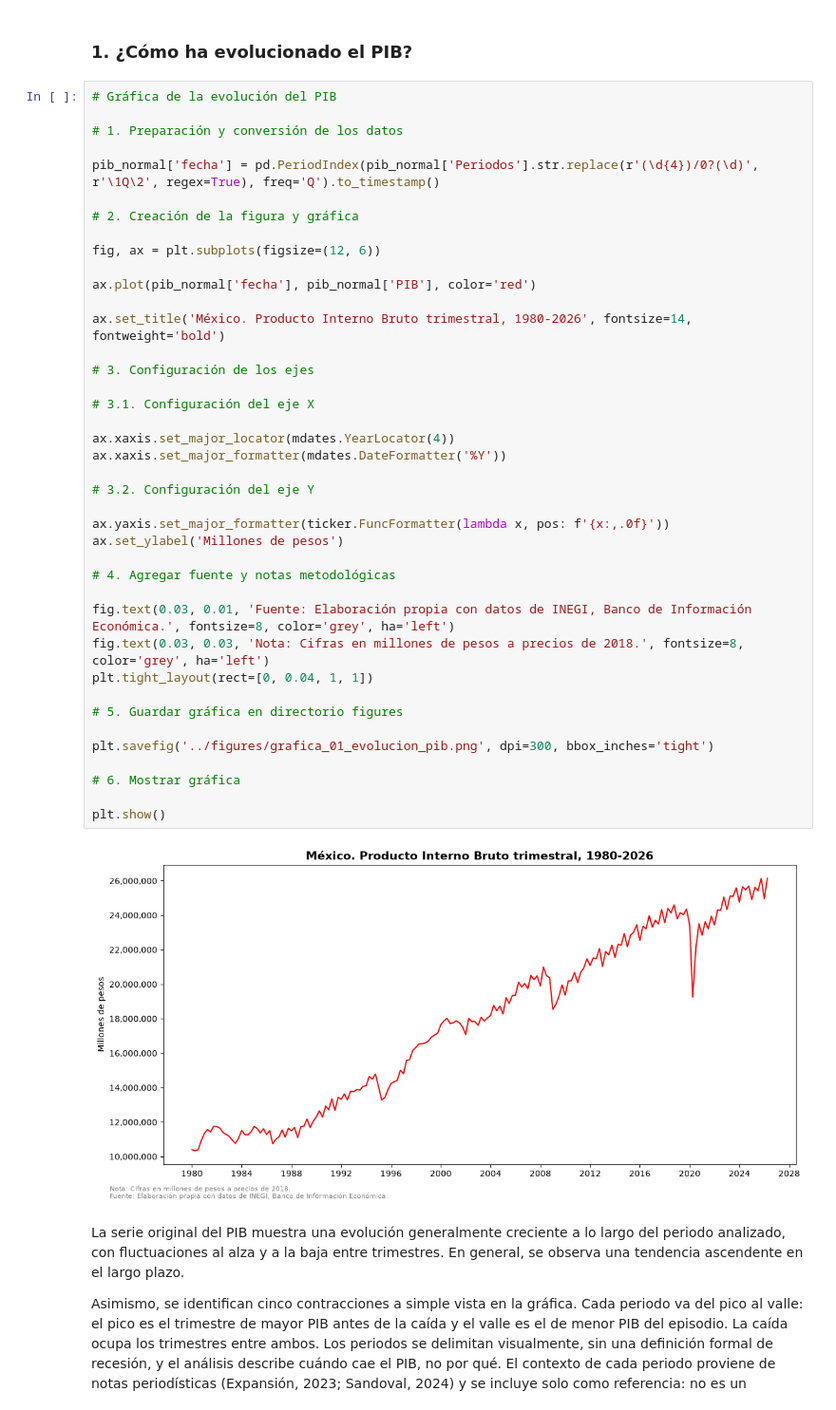
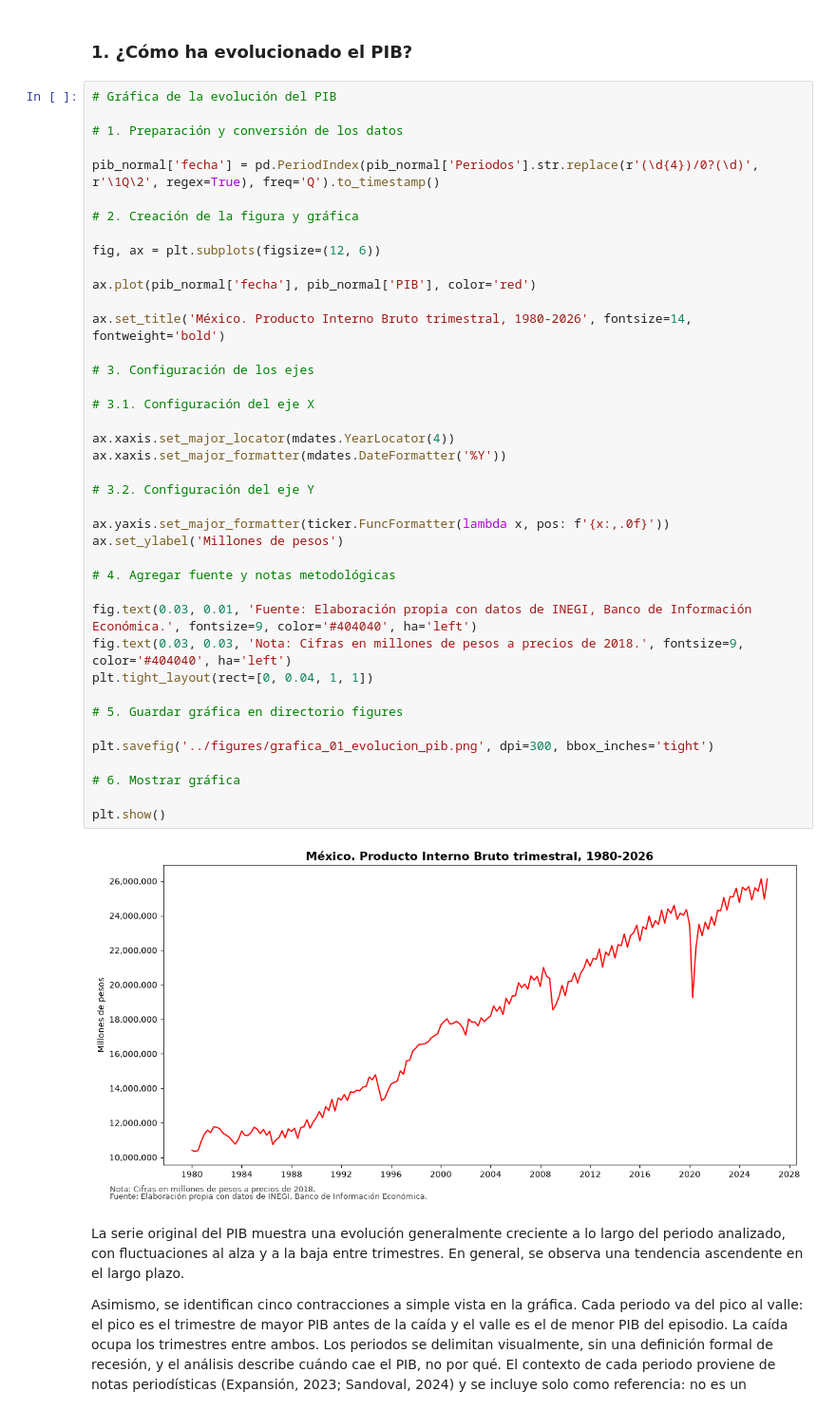
Before and after one commit to Jose-Castanedas/pib_mexico, a Jupyter notebook: notebooks/analisis_pib.ipynb, the cells around one changed output. Shown at 95% size. Drawn from its saved outputs; the diff is of its cells as text.

```diff
--- a/notebooks/analisis_pib.ipynb
+++ b/notebooks/analisis_pib.ipynb
@@ -74,36 +74,36 @@ pib_normal['fecha'] = pd.PeriodIndex(pib_normal['Periodos'].str.replace(r'(\d{4}
 fig, ax = plt.subplots(figsize=(12, 6))
 
 ax.plot(pib_normal['fecha'], pib_normal['PIB'], color='red')
 
 ax.set_title('México. Producto Interno Bruto trimestral, 1980-2026', fontsize=14, fontweight='bold')
 
 # 3. Configuración de los ejes
 
 # 3.1. Configuración del eje X
 
 ax.xaxis.set_major_locator(mdates.YearLocator(4))
 ax.xaxis.set_major_formatter(mdates.DateFormatter('%Y'))
 
 # 3.2. Configuración del eje Y
 
 ax.yaxis.set_major_formatter(ticker.FuncFormatter(lambda x, pos: f'{x:,.0f}'))
 ax.set_ylabel('Millones de pesos')
 
 # 4. Agregar fuente y notas metodológicas
 
-fig.text(0.03, 0.01, 'Fuente: Elaboración propia con datos de INEGI, Banco de Información Económica.', fontsize=8, color='grey', ha='left')
-fig.text(0.03, 0.03, 'Nota: Cifras en millones de pesos a precios de 2018.', fontsize=8, color='grey', ha='left')
+fig.text(0.03, 0.01, 'Fuente: Elaboración propia con datos de INEGI, Banco de Información Económica.', fontsize=9, color='#404040', ha='left')
+fig.text(0.03, 0.03, 'Nota: Cifras en millones de pesos a precios de 2018.', fontsize=9, color='#404040', ha='left')
 plt.tight_layout(rect=[0, 0.04, 1, 1])
 
 # 5. Guardar gráfica en directorio figures
 
 plt.savefig('../figures/grafica_01_evolucion_pib.png', dpi=300, bbox_inches='tight')
 
 # 6. Mostrar gráfica
 
 plt.show()
 # %% [output]
-[figure, old version]
+[figure, new version]
 # %% [markdown]
 La serie original del PIB muestra una evolución generalmente creciente a lo largo del periodo analizado, con fluctuaciones al alza y a la baja entre trimestres. En general, se observa una tendencia ascendente en el largo plazo.
 
```
Also changed, not shown: parts of 4 cells of this notebook, 5 other files.
